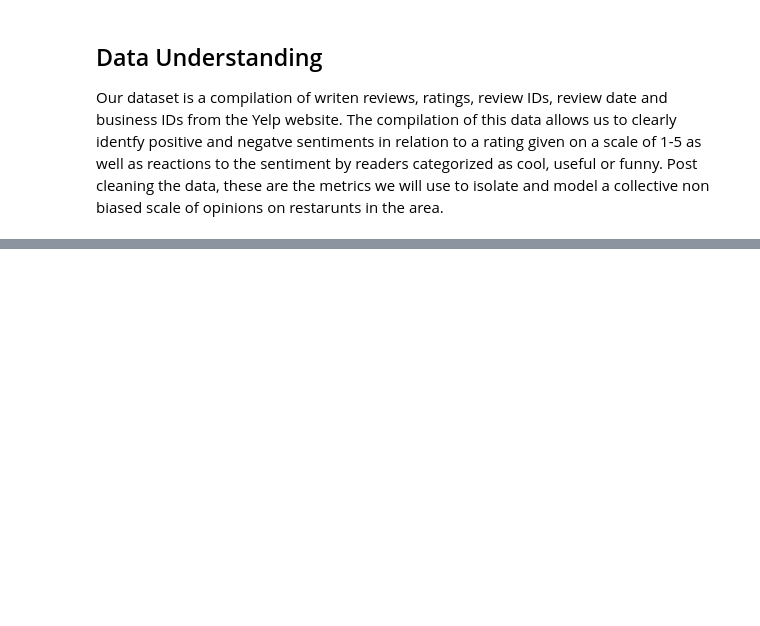
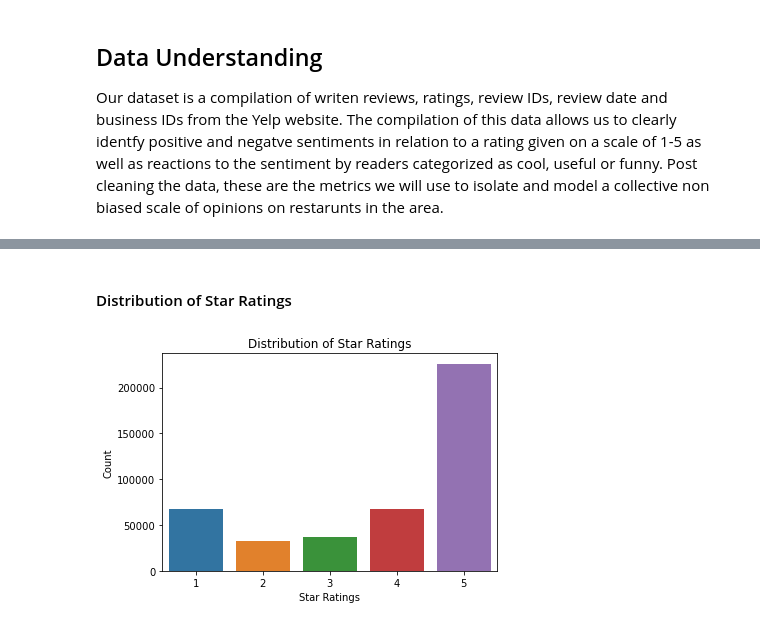
Before and after one commit to ggeorgekkariuki/Sentiment-Analysis, a Jupyter notebook: FOOD&FOODIE.ipynb, the cells around one changed output, grey strips where cells are left out. Saved outputs shown, nothing was run; the diff lists cells and outputs as text; code cells hidden in the pictures; blank space fills up the shorter version.

```diff
--- a/FOOD&FOODIE.ipynb
+++ b/FOOD&FOODIE.ipynb
@@ -133,0 +244,11 @@ dtype: int64
+# %% [markdown]
+#### Distribution of Star Ratings
+# %%
+# Bar plot for the distribution of star ratings
+sns.countplot(x='stars', data=df)
+plt.title('Distribution of Star Ratings')
+plt.xlabel('Star Ratings')
+plt.ylabel('Count')
+plt.show()
+# %% [output]
+[figure, added]
```
Also changed, not shown: parts of 33 cells of this notebook.
